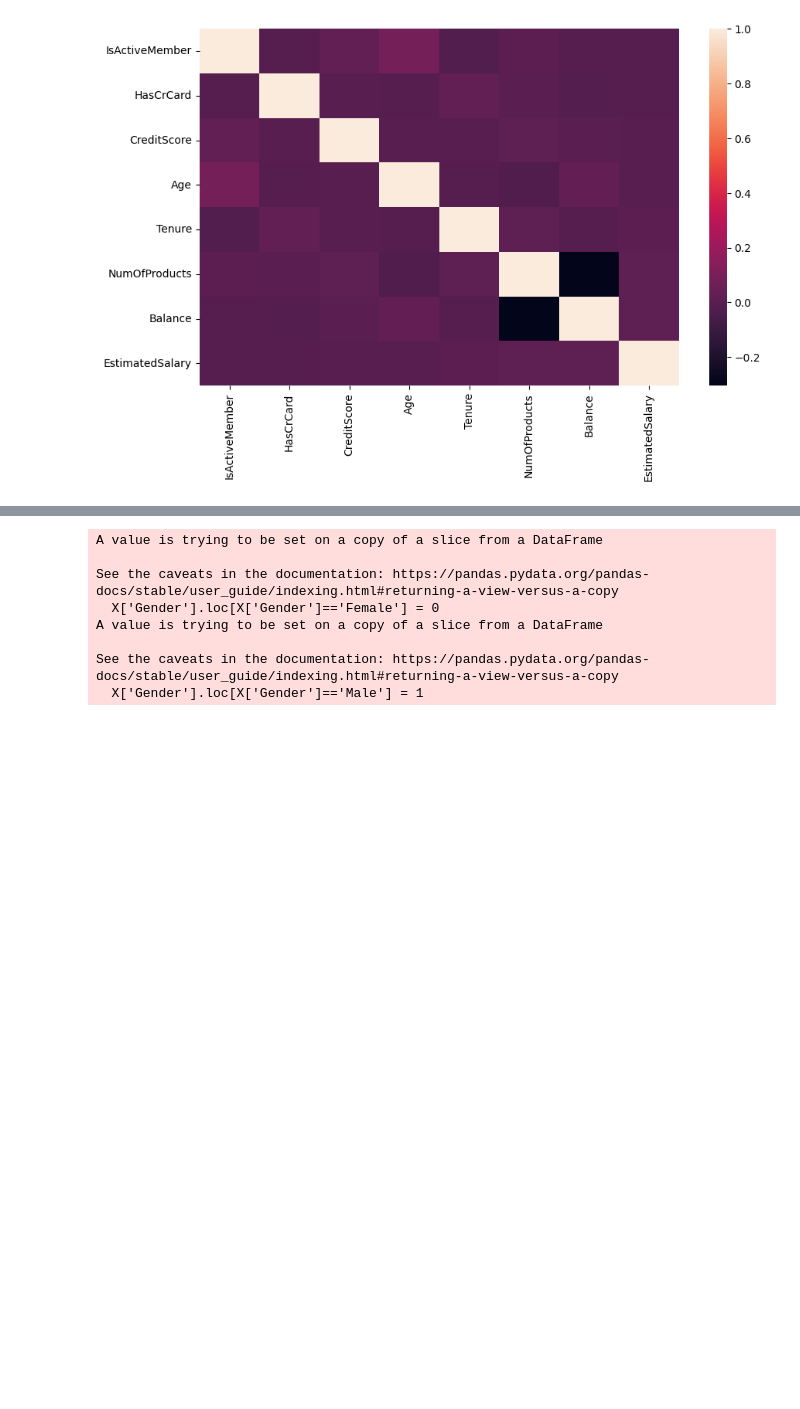
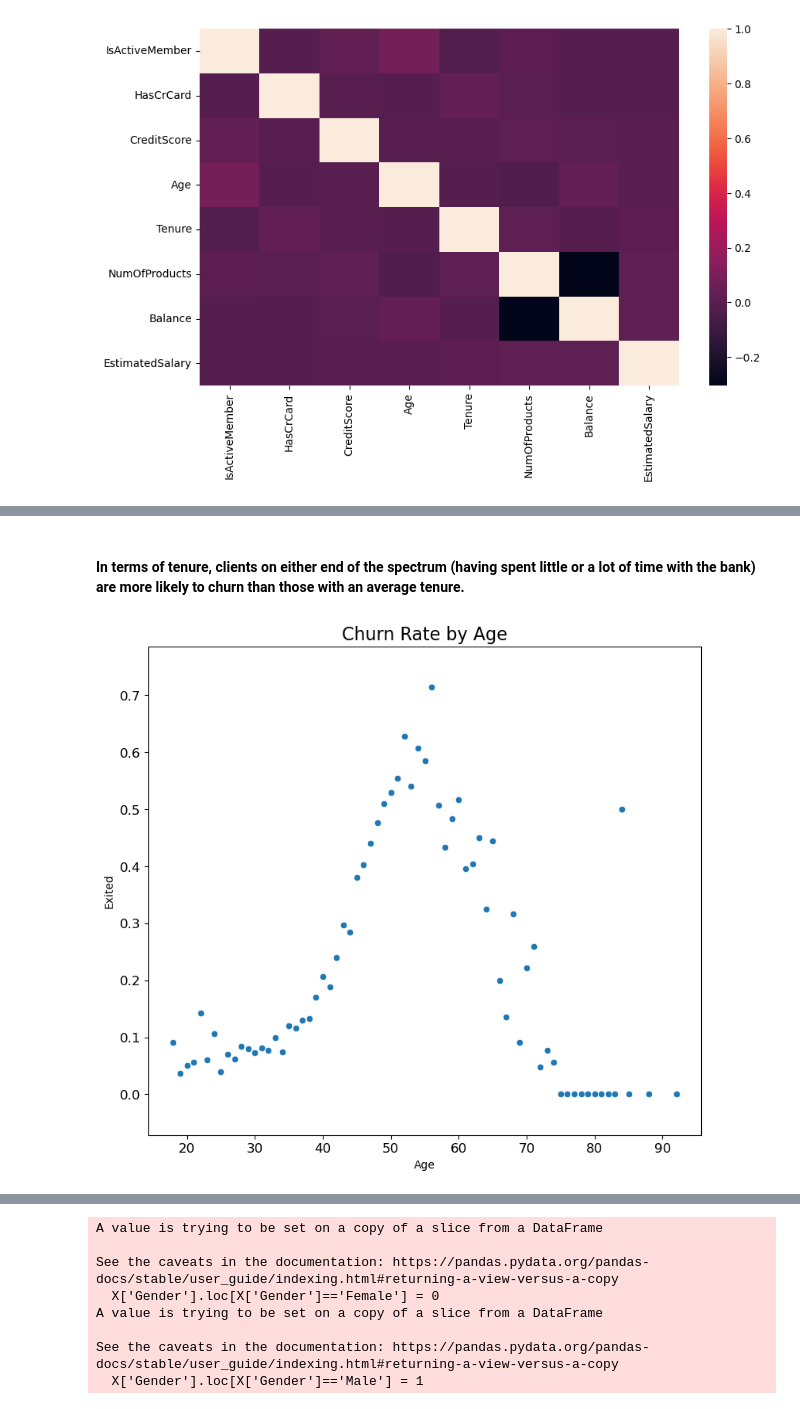
Before and after one commit to Tafadzwa03kusie/Banking_churn, a Jupyter notebook: Assignment 3.ipynb, the cells around one changed output, grey strips where cells are left out. Cells and saved outputs as stored; diff of their text form; code cells hidden in the pictures; blank space fills up the shorter version.

```diff
--- a/Assignment 3.ipynb
+++ b/Assignment 3.ipynb
@@ -201,0 +252,17 @@ correlation
+# %% [markdown]
+#### In terms of tenure, clients on either end of the spectrum (having spent little or a lot of time with the bank) are more likely to churn than those with an average tenure.
+# %%
+#Churn Rate by Age
+plot_by_age = churn_df.groupby('Age').Exited.mean().reset_index()
+matplotlib.rc('xtick', labelsize=12)
+matplotlib.rc('ytick', labelsize=12)
+fig, ax = plt.subplots(figsize=(9, 8))
+plt.title('Churn Rate by Age', size = 16)
+g = sns.scatterplot(x=plot_by_age["Age"],y=plot_by_age["Exited"])
+
+# pad the spacing between the number and the edge of the figure
+g.margins(y=0.1)
+
+fig.savefig("Scatter4.jpg",bbox_inches='tight',dpi =200)
+# %% [output]
+[figure, added]
```
Also changed, not shown: parts of 25 cells of this notebook.
